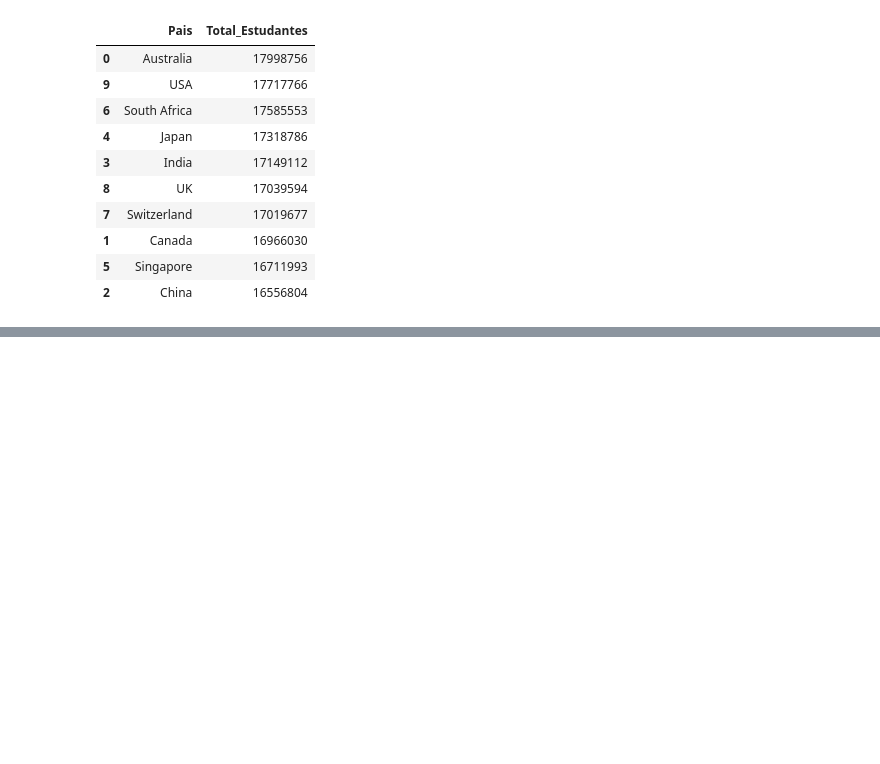
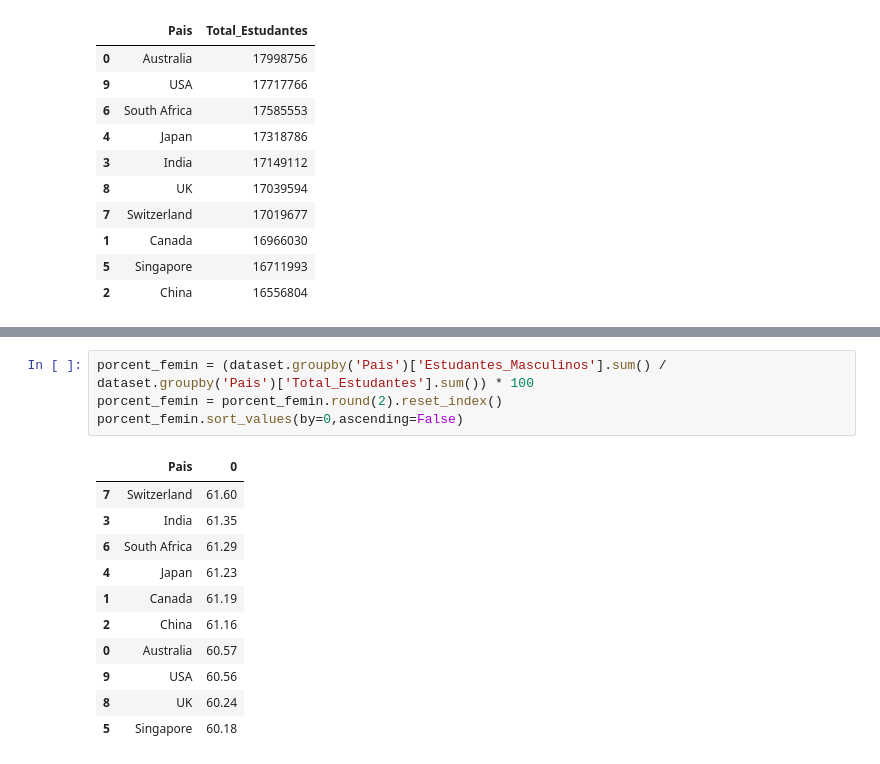
Before and after one commit to BruninSouza/Analise-Faculdades-Globais, a Jupyter notebook: analise.ipynb, the cells around one changed output, grey strips where cells are left out. Cells and saved outputs as stored; diff of their text form; blank space fills up the shorter version.

```diff
--- a/analise.ipynb
+++ b/analise.ipynb
@@ -214,0 +233,16 @@ podemos notar a queda drástica no número de estudantes por país, sendo que an
+# %%
+porcent_femin = (dataset.groupby('Pais')['Estudantes_Masculinos'].sum() / dataset.groupby('Pais')['Total_Estudantes'].sum()) * 100
+porcent_femin = porcent_femin.round(2).reset_index()
+porcent_femin.sort_values(by=0,ascending=False)
+# %% [output]
+|  | Pais | 0 |
+| 7 | Switzerland | 61.60 |
+| 3 | India | 61.35 |
+| 6 | South Africa | 61.29 |
+| 4 | Japan | 61.23 |
+| 1 | Canada | 61.19 |
+| 2 | China | 61.16 |
+| 0 | Australia | 60.57 |
+| 9 | USA | 60.56 |
+| 8 | UK | 60.24 |
+| 5 | Singapore | 60.18 |
```
Also changed, not shown: parts of 20 cells of this notebook.
